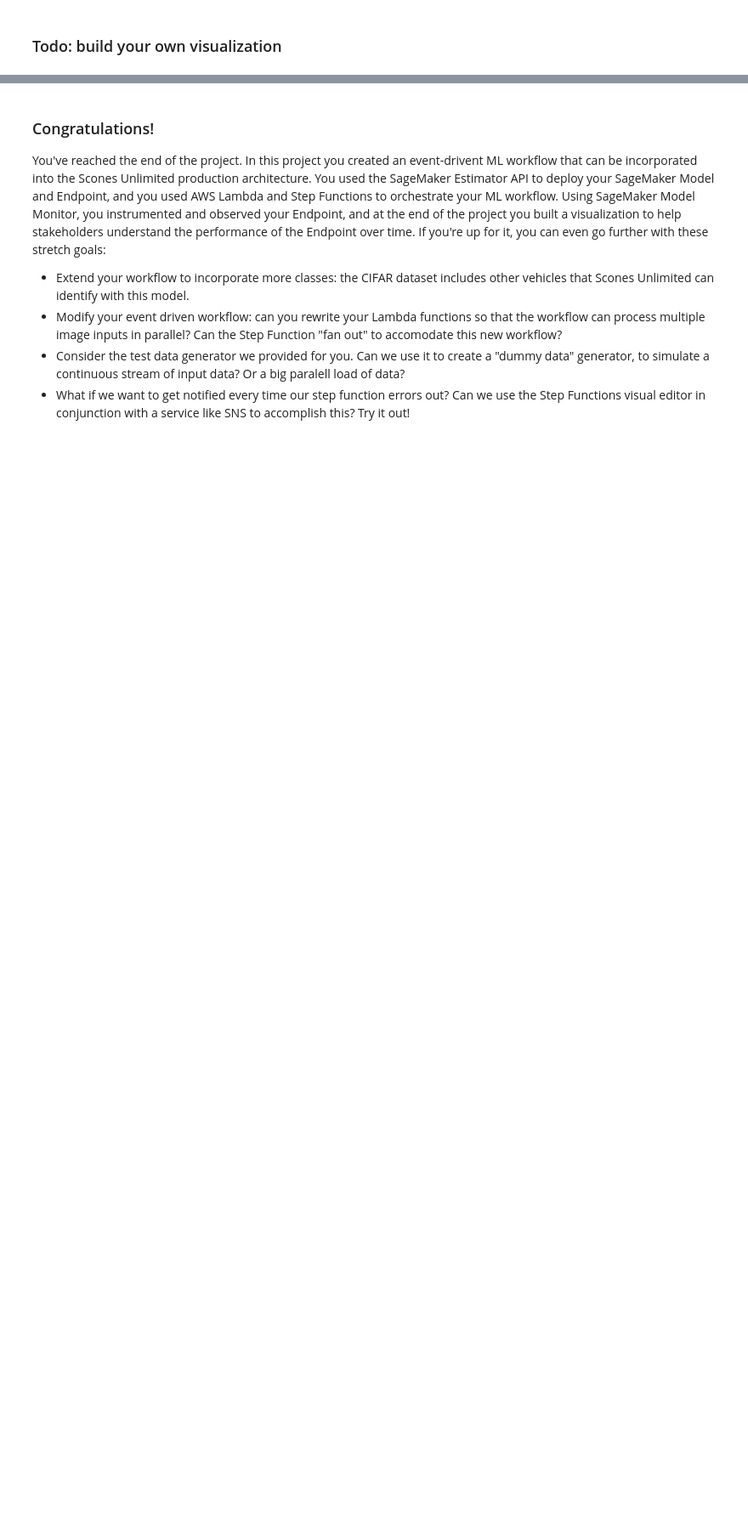
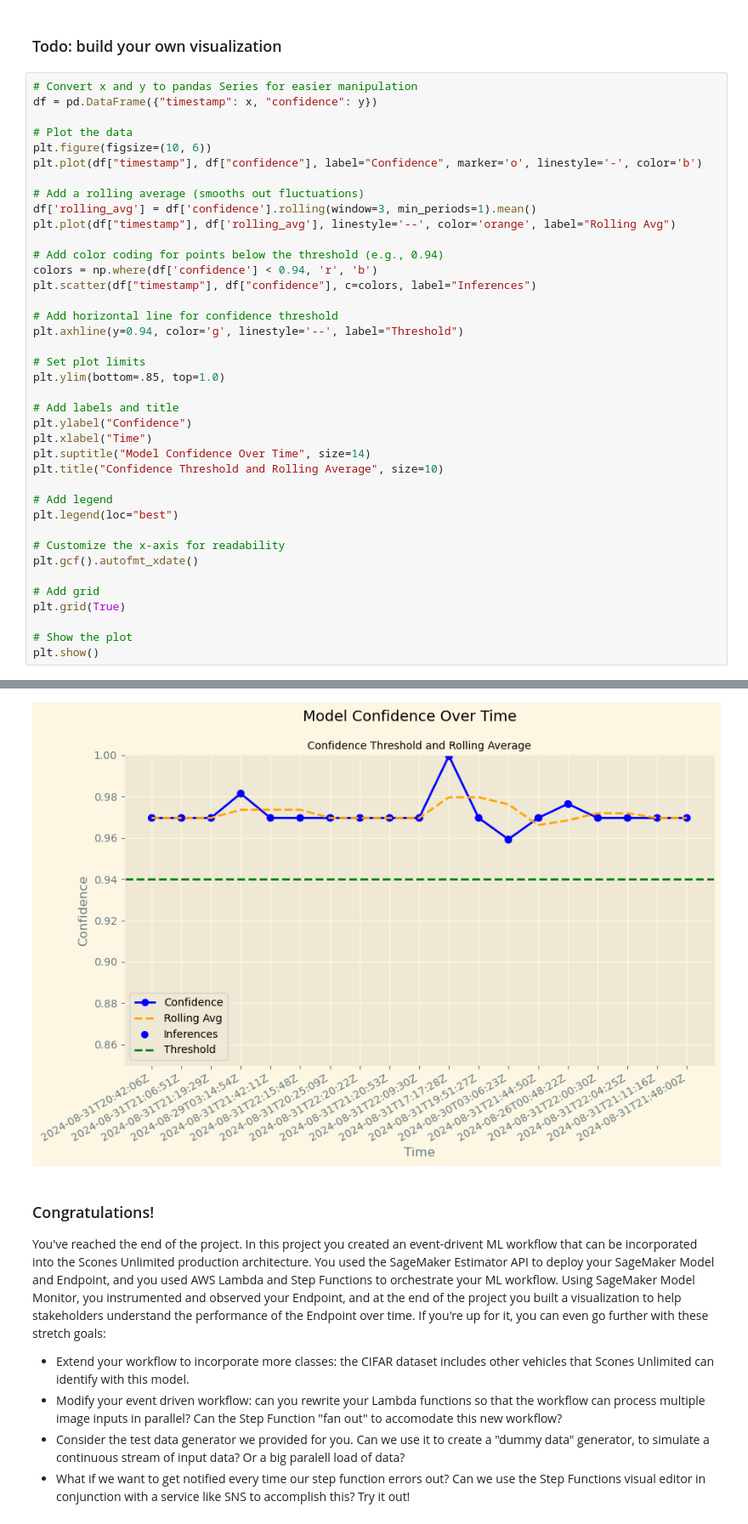
Before and after one commit to schalafi/AWS-ML-Workflow, a Jupyter notebook: project/starter.ipynb, the cells around one changed output, grey strips where cells are left out. Shown at 85% size. Saved outputs shown, nothing was run; the diff lists cells and outputs as text; blank space fills up the shorter version.

```diff
--- a/project/starter.ipynb
+++ b/project/starter.ipynb
@@ -797,2 +891,42 @@ plt.gcf().autofmt_xdate()
 # %% [markdown]
 ### Todo: build your own visualization
+# %%
+# Convert x and y to pandas Series for easier manipulation
+df = pd.DataFrame({"timestamp": x, "confidence": y})
+
+# Plot the data
+plt.figure(figsize=(10, 6))
+plt.plot(df["timestamp"], df["confidence"], label="Confidence", marker='o', linestyle='-', color='b')
+
+# Add a rolling average (smooths out fluctuations)
+df['rolling_avg'] = df['confidence'].rolling(window=3, min_periods=1).mean()
+plt.plot(df["timestamp"], df['rolling_avg'], linestyle='--', color='orange', label="Rolling Avg")
+
+# Add color coding for points below the threshold (e.g., 0.94)
+colors = np.where(df['confidence'] < 0.94, 'r', 'b')
+plt.scatter(df["timestamp"], df["confidence"], c=colors, label="Inferences")
+
+# Add horizontal line for confidence threshold
+plt.axhline(y=0.94, color='g', linestyle='--', label="Threshold")
+
+# Set plot limits
+plt.ylim(bottom=.85, top=1.0)
+
+# Add labels and title
+plt.ylabel("Confidence")
+plt.xlabel("Time")
+plt.suptitle("Model Confidence Over Time", size=14)
+plt.title("Confidence Threshold and Rolling Average", size=10)
+
+# Add legend
+plt.legend(loc="best")
+
+# Customize the x-axis for readability
+plt.gcf().autofmt_xdate()
+
+# Add grid
+plt.grid(True)
+
+# Show the plot
+plt.show()
+# %% [output]
@@ -799,3 +938,4 @@ plt.gcf().autofmt_xdate()
+[figure, added]
 # %% [markdown]
 ### Congratulations!
 
```
Also changed, not shown: parts of 17 cells of this notebook, 10 other files.
